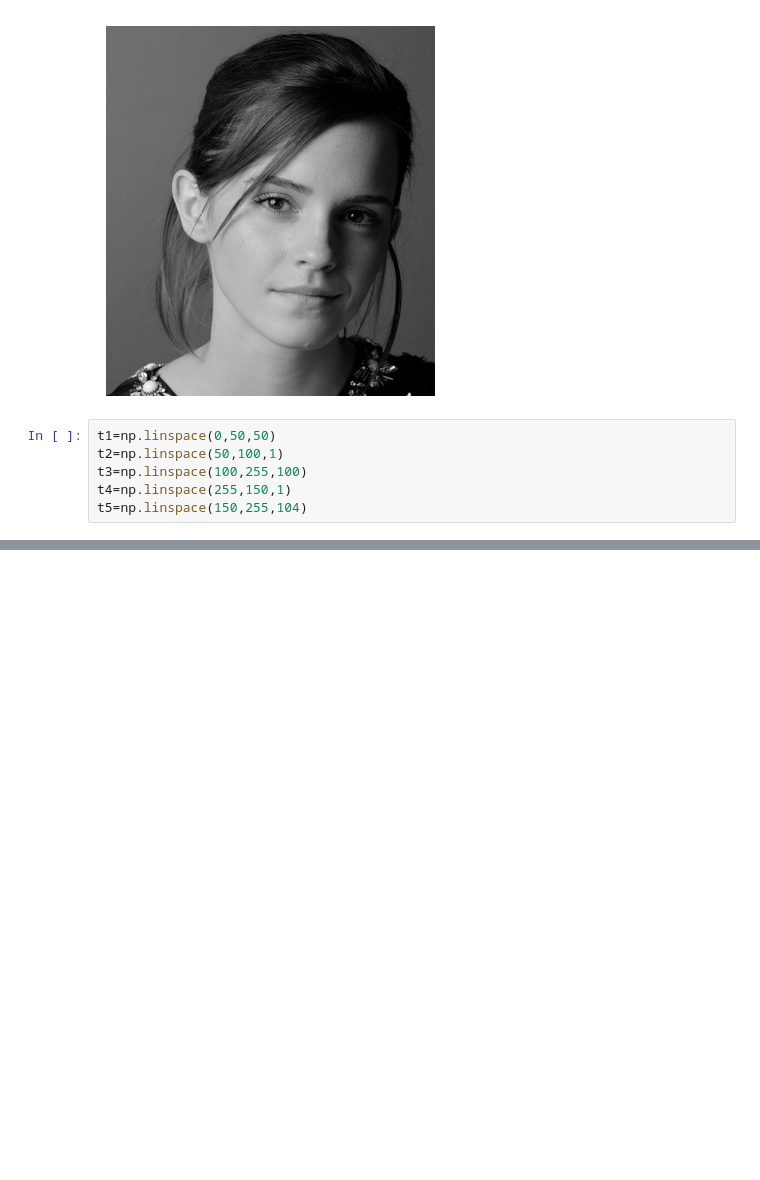
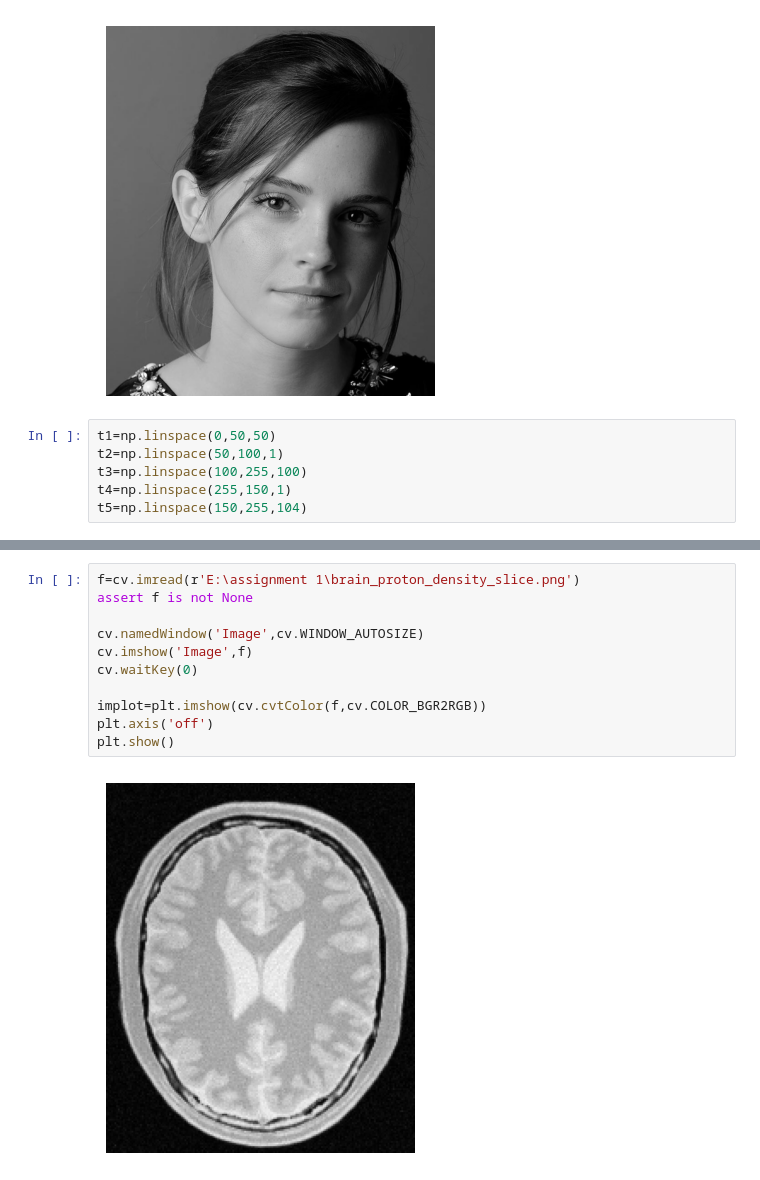
Before and after one commit to ThilankaMORA/image-processing, a Jupyter notebook: assignment 1.ipynb, the cells around one changed output, grey strips where cells are left out. Cells and saved outputs as stored; diff of their text form; blank space fills up the shorter version.

```diff
--- a/assignment 1.ipynb
+++ b/assignment 1.ipynb
@@ -43,3 +43,16 @@ plt.show()
 # %% [output]
 [figure]
 [figure]
+# %%
+f=cv.imread(r'E:\assignment 1\brain_proton_density_slice.png')
+assert f is not None
+
+cv.namedWindow('Image',cv.WINDOW_AUTOSIZE)
+cv.imshow('Image',f)
+cv.waitKey(0)
+
+implot=plt.imshow(cv.cvtColor(f,cv.COLOR_BGR2RGB))
+plt.axis('off')
+plt.show()
+# %% [output]
+[figure, added]
```
Also changed, not shown: parts of 1 cell of this notebook.
